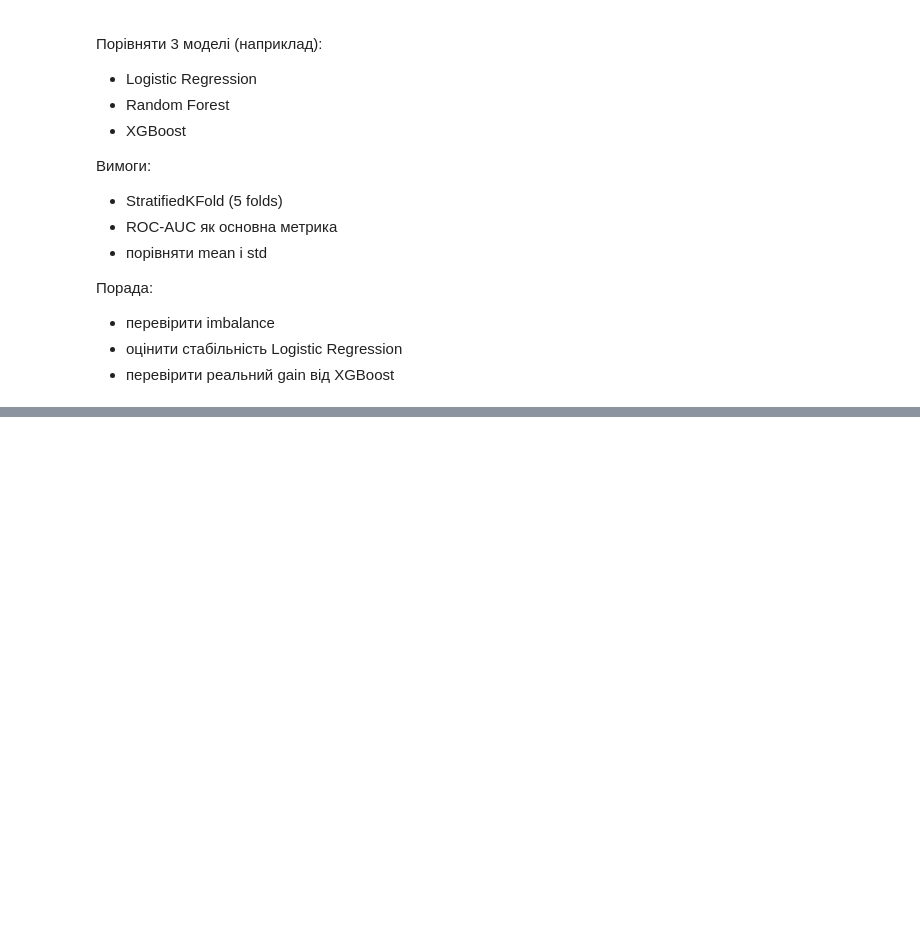
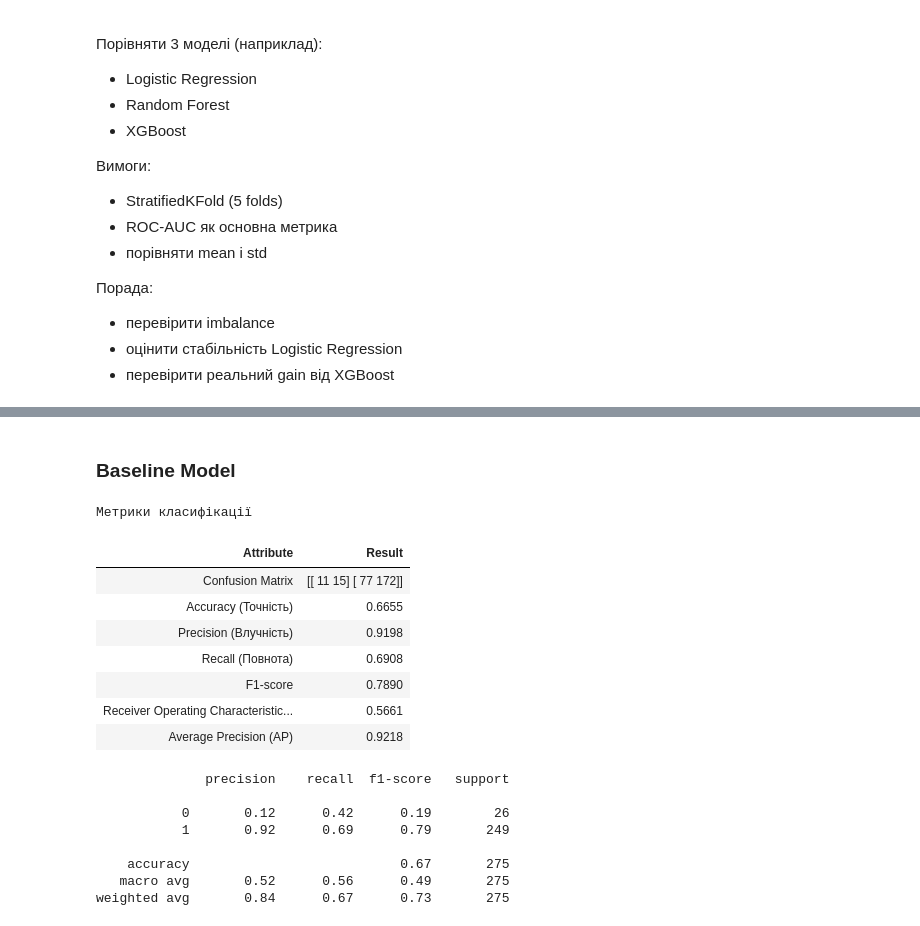
Before and after one commit to BogdanPinchuk/DataScience-PBY_HW20_Course_Project, a Jupyter notebook: Bohdan_Pinchuk_DS_HW20.ipynb, the cells around one changed output, grey strips where cells are left out. Saved outputs shown, nothing was run; the diff lists cells and outputs as text; code cells hidden in the pictures; blank space fills up the shorter version.

```diff
--- a/Bohdan_Pinchuk_DS_HW20.ipynb
+++ b/Bohdan_Pinchuk_DS_HW20.ipynb
@@ -2248,0 +2378,58 @@ plt.show()
+# %%
+# Baseline Model
+
+import joblib
+import apps.main as mn
+from pathlib import Path
+from sklearn.preprocessing import StandardScaler
+from sklearn.pipeline import Pipeline
+from sklearn.linear_model import LogisticRegression
+
+# Input data
+rng_seed = 42
+load_model = True
+model_file_name = "resources/credit_card_dataset_logreg_bm.model"
+
+# Solution
+file_path = Path(model_file_name)
+
+# try to load model
+if load_model and file_path.exists():
+    model = joblib.load(model_file_name)
+else:
+    model = Pipeline([
+        ("scaler", StandardScaler()),
+        ("model", LogisticRegression(
+            max_iter=1000,
+            class_weight='balanced'
+        ))
+    ])
+    model.fit(X_train_old, Y_train_old)
+    # save model
+    joblib.dump(model, model_file_name)
+
+Y_pred_bm = model.predict(X_test_old)
+Y_prob_bm = model.predict_proba(X_test_old)[:, 1]
+
+# Print results
+display(Markdown(f"### Baseline Model"))
+df_bm = mn.calc_class_metrics(Y_test_old, Y_pred_bm, Y_prob_bm)
+# %% [output]
+### Baseline Model
+Метрики класифікації
+| Attribute | Result |
+| Confusion Matrix | [[ 11 15] [ 77 172]] |
+| Accuracy (Точність) | 0.6655 |
+| Precision (Влучність) | 0.9198 |
+| Recall (Повнота) | 0.6908 |
+| F1-score | 0.7890 |
+| Receiver Operating Characteristic... | 0.5661 |
+| Average Precision (AP) | 0.9218 |
+              precision    recall  f1-score   support
+
+           0       0.12      0.42      0.19        26
+           1       0.92      0.69      0.79       249
+
+    accuracy                           0.67       275
+   macro avg       0.52      0.56      0.49       275
+weighted avg       0.84      0.67      0.73       275
```
Also changed, not shown: parts of 4 cells of this notebook, 1 other file.
